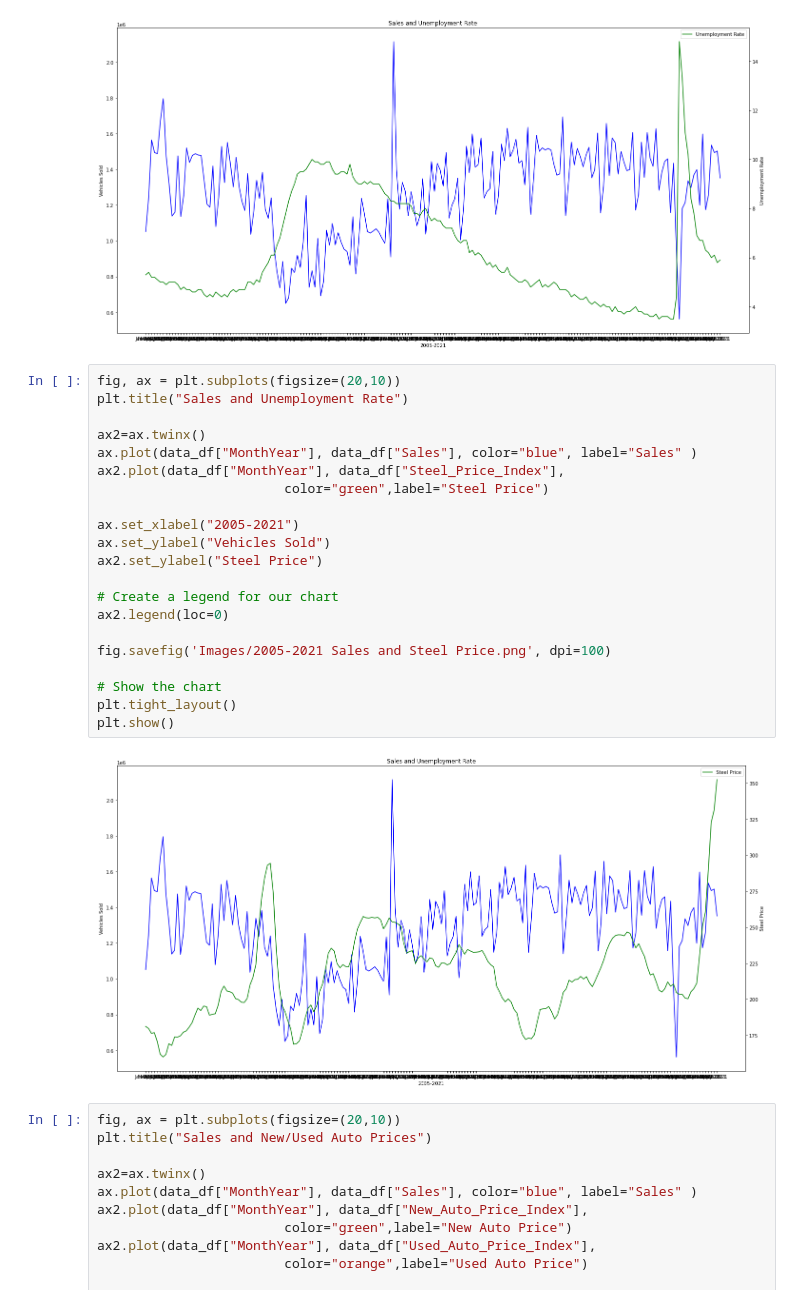
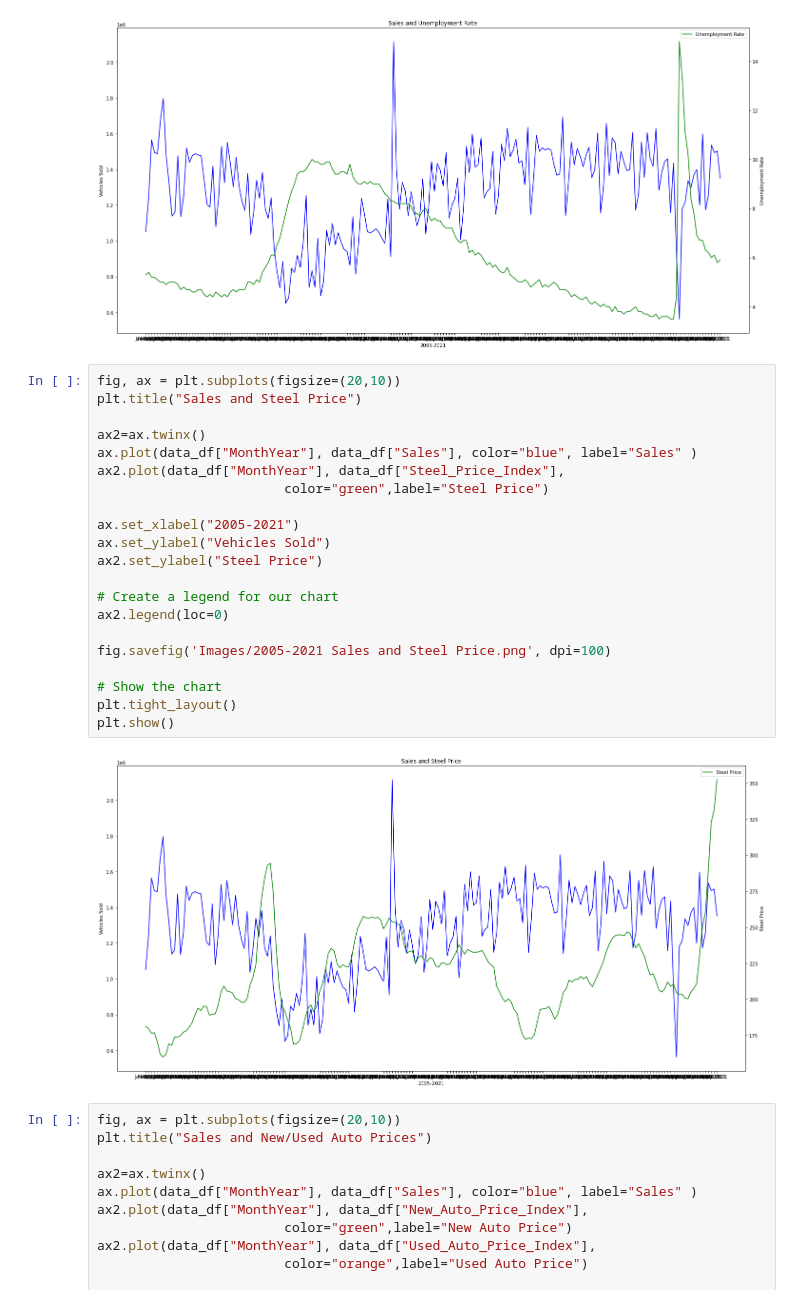
Before and after one commit to michelleherman13/auto-sales, a Jupyter notebook: data/Line_Charts.ipynb, the cells around one changed output. Saved outputs shown, nothing was run; the diff lists cells and outputs as text.

```diff
--- a/data/Line_Charts.ipynb
+++ b/data/Line_Charts.ipynb
@@ -70,27 +70,27 @@ plt.show()
 [figure]
 # %%
 fig, ax = plt.subplots(figsize=(20,10))
-plt.title("Sales and Unemployment Rate")
+plt.title("Sales and Steel Price")
 
 ax2=ax.twinx()
 ax.plot(data_df["MonthYear"], data_df["Sales"], color="blue", label="Sales" )
 ax2.plot(data_df["MonthYear"], data_df["Steel_Price_Index"],
                         color="green",label="Steel Price")
 
 ax.set_xlabel("2005-2021")
 ax.set_ylabel("Vehicles Sold")
 ax2.set_ylabel("Steel Price")
 
 # Create a legend for our chart
 ax2.legend(loc=0)
 
 fig.savefig('Images/2005-2021 Sales and Steel Price.png', dpi=100)
 
 # Show the chart
 plt.tight_layout()
 plt.show()
 # %% [output]
-[figure, old version]
+[figure, new version]
 # %%
 fig, ax = plt.subplots(figsize=(20,10))
 plt.title("Sales and New/Used Auto Prices")
```
Also changed, not shown: 1 other file.
